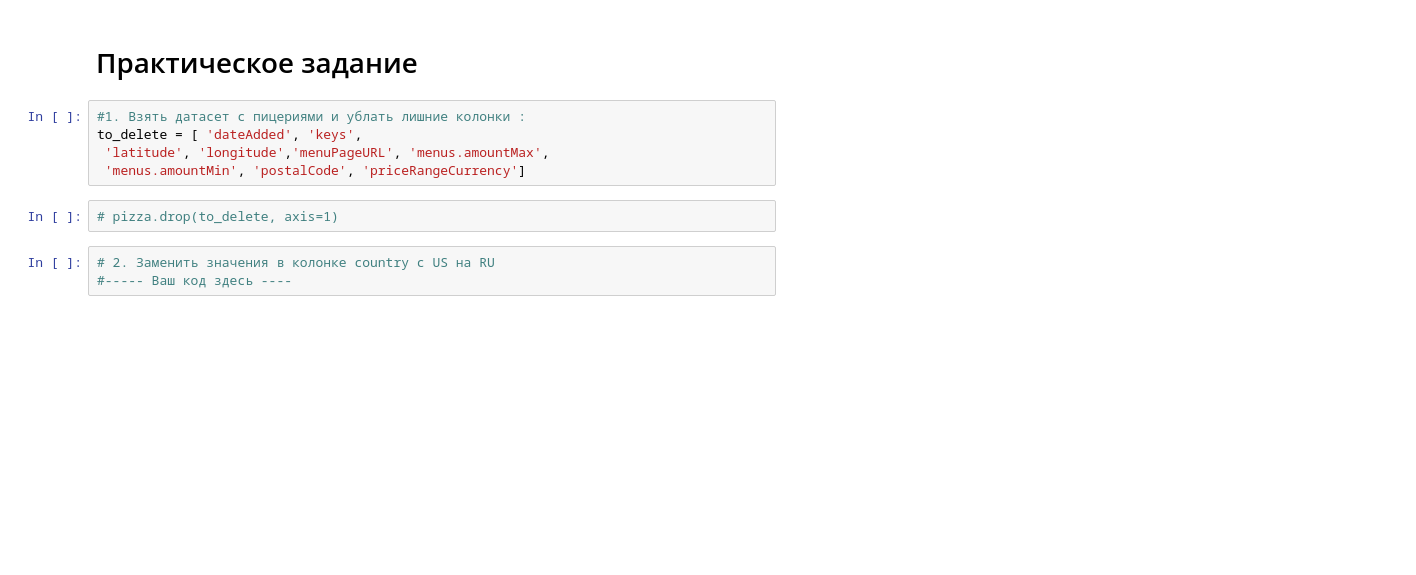
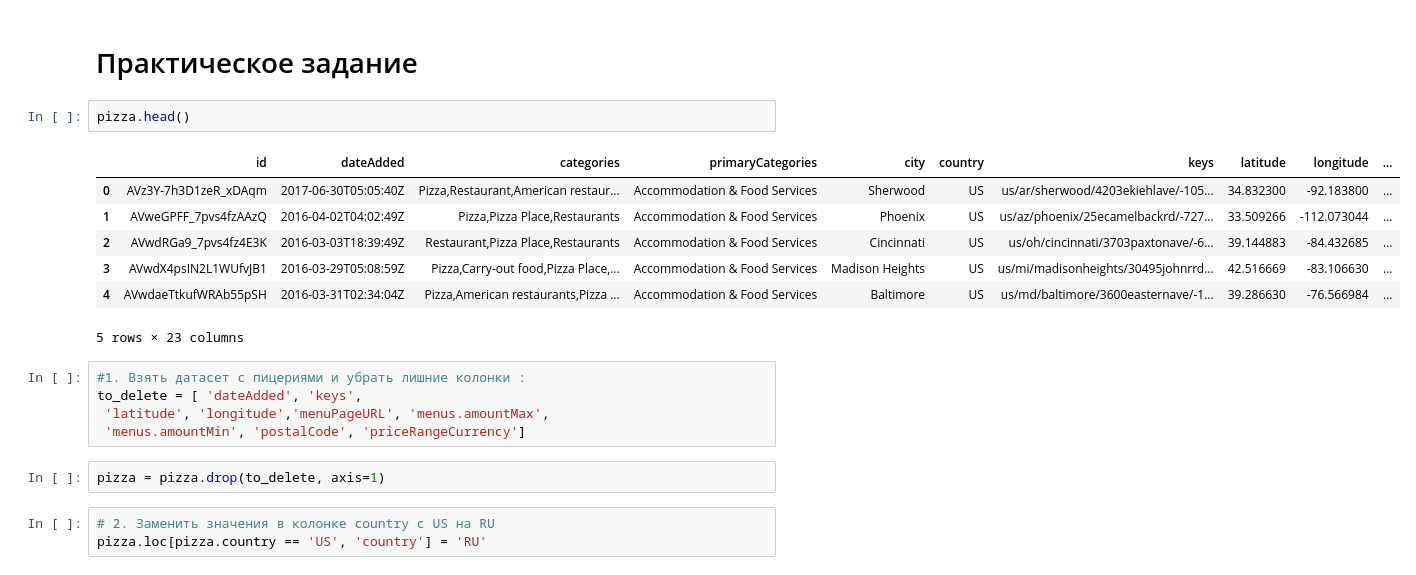
Before and after one commit to zakonreal/111, a Jupyter notebook: Lesson2/pandas_pizza.ipynb, the cells around one changed output. Drawn from its saved outputs; the diff is of its cells as text; blank space fills up the shorter version.

```diff
--- a/Lesson2/pandas_pizza.ipynb
+++ b/Lesson2/pandas_pizza.ipynb
@@ -277,15 +294,25 @@ pizza.shape
 # %% [markdown]
 # Практическое задание
+# %%
+pizza.head()
+# %% [output]
+|  | id | dateAdded | categories | primaryCategories | city | country | keys | latitude | longitude | ... |
+| 0 | AVz3Y-7h3D1zeR_xDAqm | 2017-06-30T05:05:40Z | Pizza,Restaurant,American restaur... | Accommodation & Food Services | Sherwood | US | us/ar/sherwood/4203ekiehlave/-105... | 34.832300 | -92.183800 | ... |
+| 1 | AVweGPFF_7pvs4fzAAzQ | 2016-04-02T04:02:49Z | Pizza,Pizza Place,Restaurants | Accommodation & Food Services | Phoenix | US | us/az/phoenix/25ecamelbackrd/-727... | 33.509266 | -112.073044 | ... |
+| 2 | AVwdRGa9_7pvs4fz4E3K | 2016-03-03T18:39:49Z | Restaurant,Pizza Place,Restaurants | Accommodation & Food Services | Cincinnati | US | us/oh/cincinnati/3703paxtonave/-6... | 39.144883 | -84.432685 | ... |
+| 3 | AVwdX4psIN2L1WUfvJB1 | 2016-03-29T05:08:59Z | Pizza,Carry-out food,Pizza Place,... | Accommodation & Food Services | Madison Heights | US | us/mi/madisonheights/30495johnrrd... | 42.516669 | -83.106630 | ... |
+| 4 | AVwdaeTtkufWRAb55pSH | 2016-03-31T02:34:04Z | Pizza,American restaurants,Pizza ... | Accommodation & Food Services | Baltimore | US | us/md/baltimore/3600easternave/-1... | 39.286630 | -76.566984 | ... |
+5 rows × 23 columns
 # %%
-#1. Взять датасет c пицериями и ублать лишние колонки :
+#1. Взять датасет c пицериями и убрать лишние колонки :
 to_delete = [ 'dateAdded', 'keys',
  'latitude', 'longitude','menuPageURL', 'menus.amountMax',
  'menus.amountMin', 'postalCode', 'priceRangeCurrency']
 # %%
-# pizza.drop(to_delete, axis=1)
+pizza = pizza.drop(to_delete, axis=1)
 # %%
 # 2. Заменить значения в колонке country c US на RU
-#----- Ваш код здесь ----
+pizza.loc[pizza.country == 'US', 'country'] = 'RU'
 # %%
 # 3. Добавить значения в колонке menus.currency RUB, а в тех регионах, где пицерий меньше 10 добавить BTC
 
```
Also changed, not shown: parts of 27 cells of this notebook, 6 other files.
